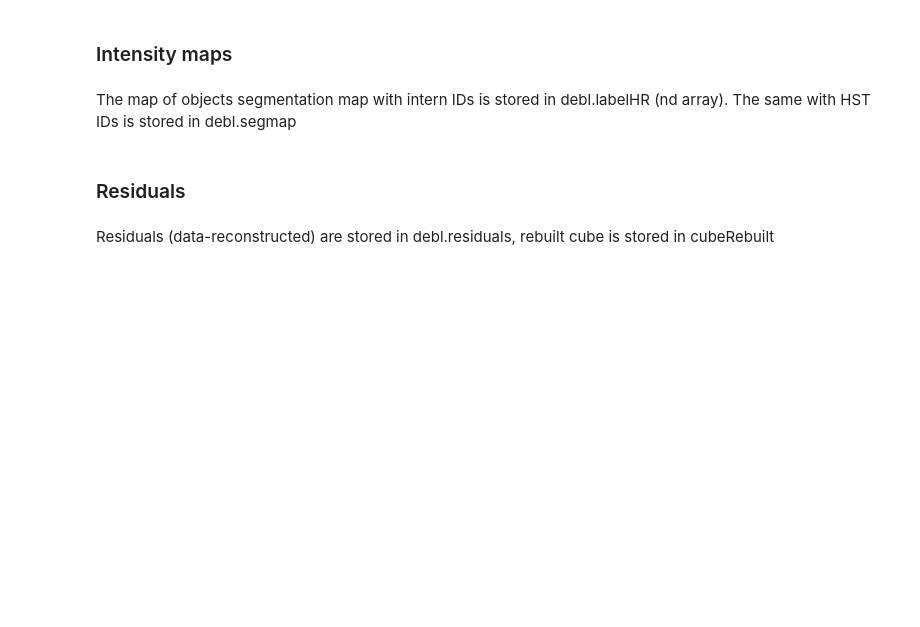
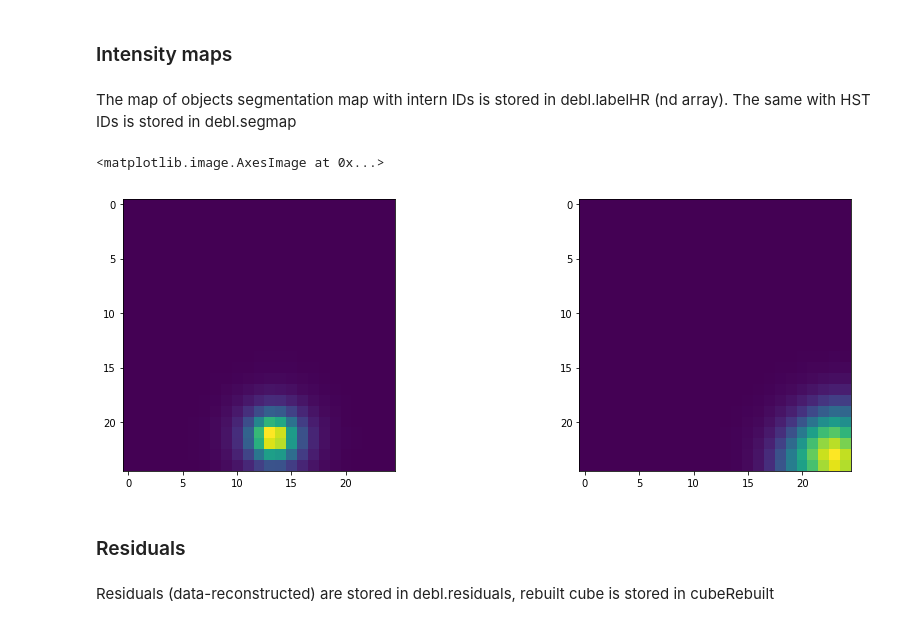
Before and after one commit to musevlt/odhin, a Jupyter notebook: Example Odhin.ipynb, the cells around one changed output. Cells and saved outputs as stored; diff of their text form; code cells hidden in the pictures; blank space fills up the shorter version.

```diff
--- a/Example Odhin.ipynb
+++ b/Example Odhin.ipynb
@@ -62,3 +68,13 @@ plt.imshow(debl_regul.listIntensityMapLRConvol[0][1][2].reshape(debl_regul.shape
+# %%
+# Intensity map (at MUSE resolution) for object 2 and 3
+plt.figure(figsize=(15,5))
+plt.subplot(121)
+plt.imshow(debl.listIntensityMapLRConvol[0][1][2].reshape(debl.shapeLR))
+plt.subplot(122)
+plt.imshow(debl.listIntensityMapLRConvol[0][1][3].reshape(debl.shapeLR))
+# %% [output]
+<matplotlib.image.AxesImage at 0x...>
+[figure, added]
 # %% [markdown]
 ### Residuals
 # %% [markdown]
```
Also changed, not shown: parts of 10 cells of this notebook, 2 other files.
